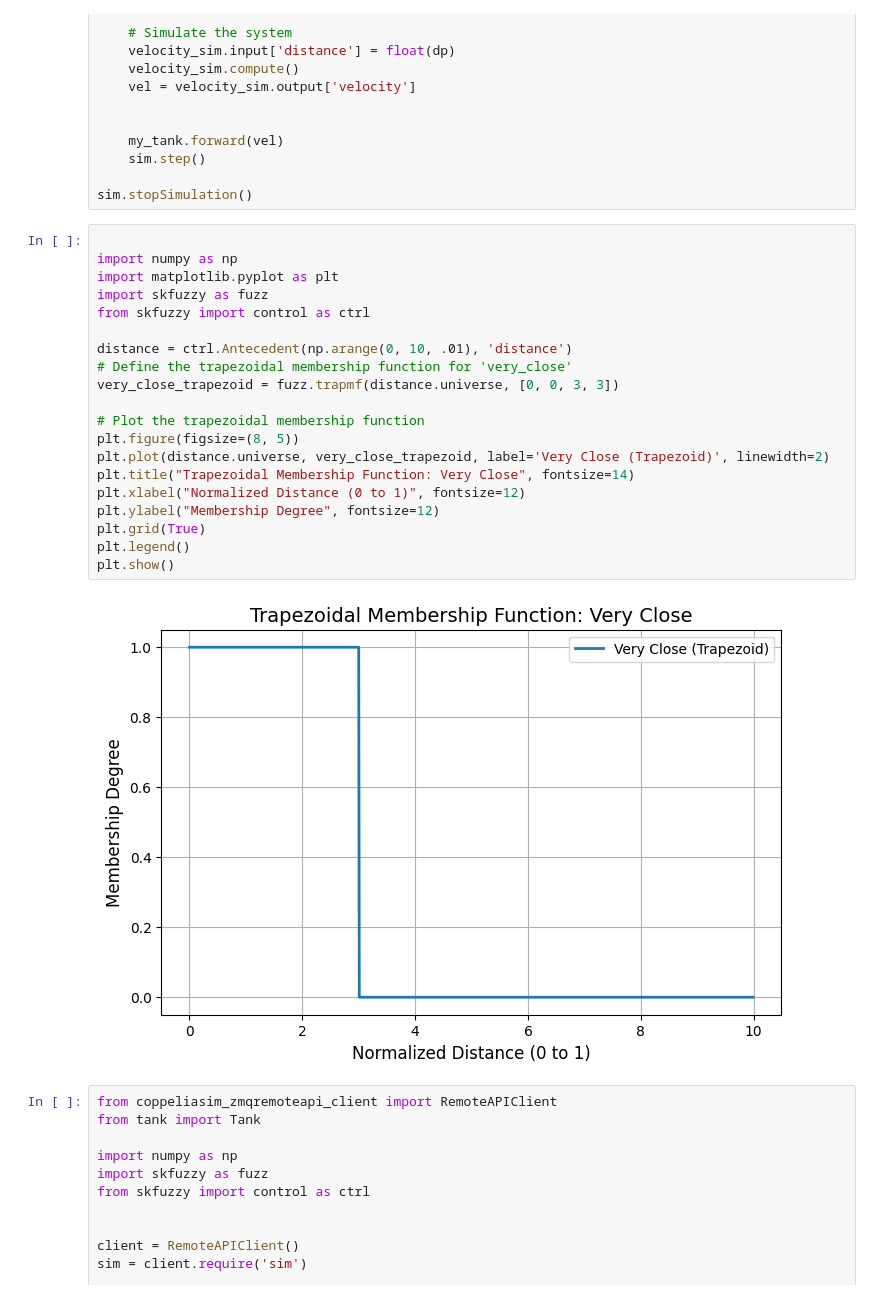
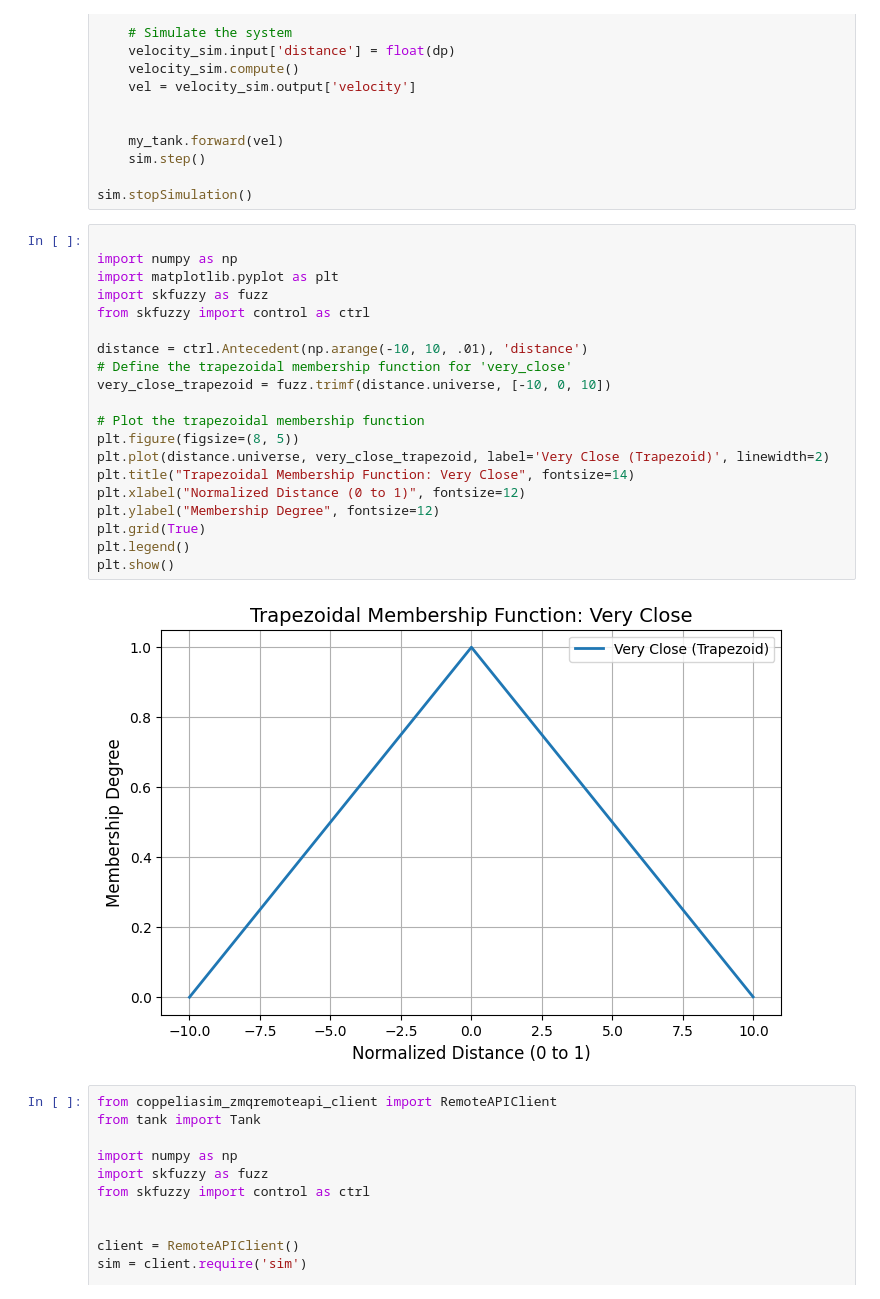
Before and after one commit to Zyszu/IAI, a Jupyter notebook: IAI_4/main.ipynb, the cells around one changed output. Drawn from its saved outputs; the diff is of its cells as text.

```diff
--- a/IAI_4/main.ipynb
+++ b/IAI_4/main.ipynb
@@ -57,25 +57,25 @@ sim.stopSimulation()
 # %%
 
 import numpy as np
 import matplotlib.pyplot as plt
 import skfuzzy as fuzz
 from skfuzzy import control as ctrl
 
-distance = ctrl.Antecedent(np.arange(0, 10, .01), 'distance')
+distance = ctrl.Antecedent(np.arange(-10, 10, .01), 'distance')
 # Define the trapezoidal membership function for 'very_close'
-very_close_trapezoid = fuzz.trapmf(distance.universe, [0, 0, 3, 3])
+very_close_trapezoid = fuzz.trimf(distance.universe, [-10, 0, 10])
 
 # Plot the trapezoidal membership function
 plt.figure(figsize=(8, 5))
 plt.plot(distance.universe, very_close_trapezoid, label='Very Close (Trapezoid)', linewidth=2)
 plt.title("Trapezoidal Membership Function: Very Close", fontsize=14)
 plt.xlabel("Normalized Distance (0 to 1)", fontsize=12)
 plt.ylabel("Membership Degree", fontsize=12)
 plt.grid(True)
 plt.legend()
 plt.show()
 # %% [output]
-[figure, old version]
+[figure, new version]
 # %%
 from coppeliasim_zmqremoteapi_client import RemoteAPIClient
 from tank import Tank
```
Also changed, not shown: 17 other files.
